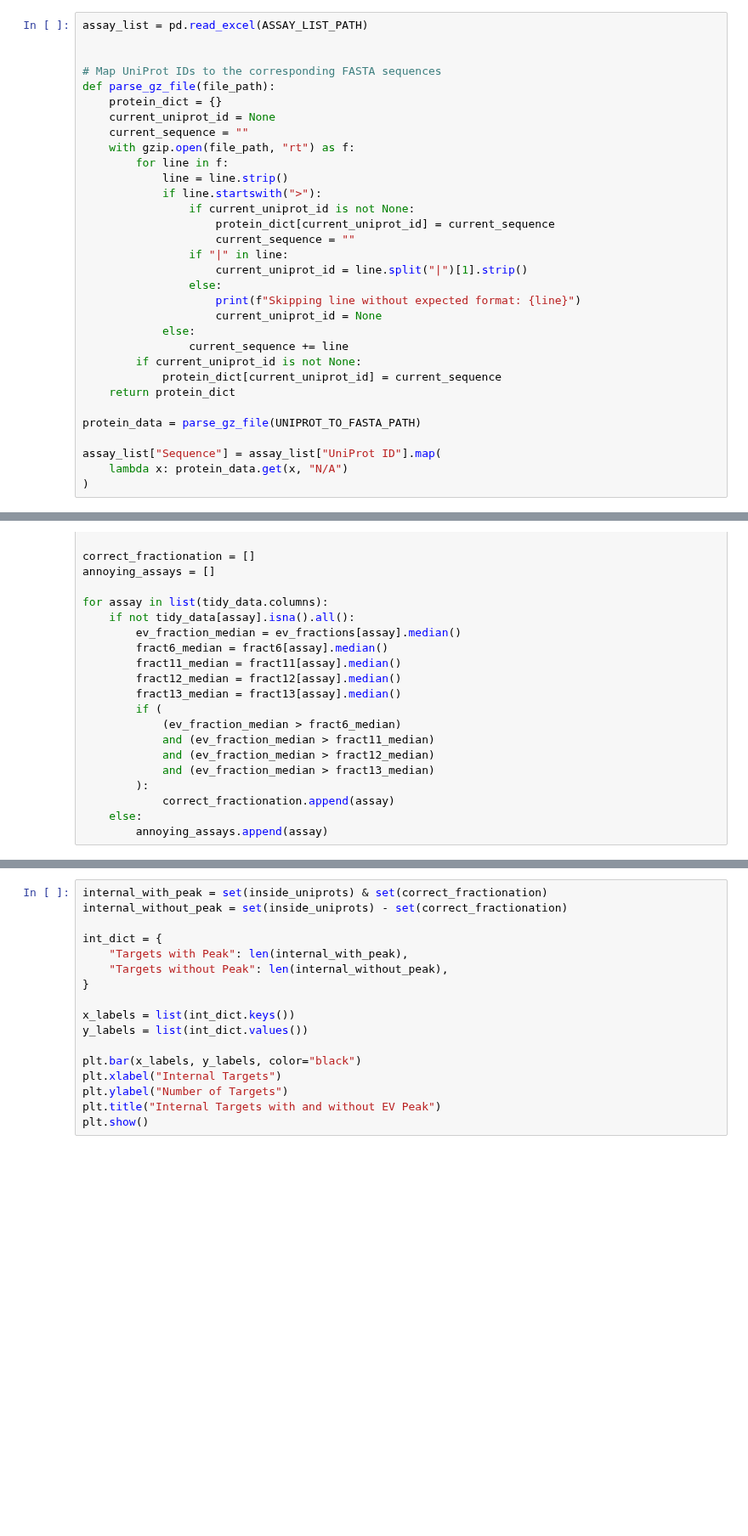
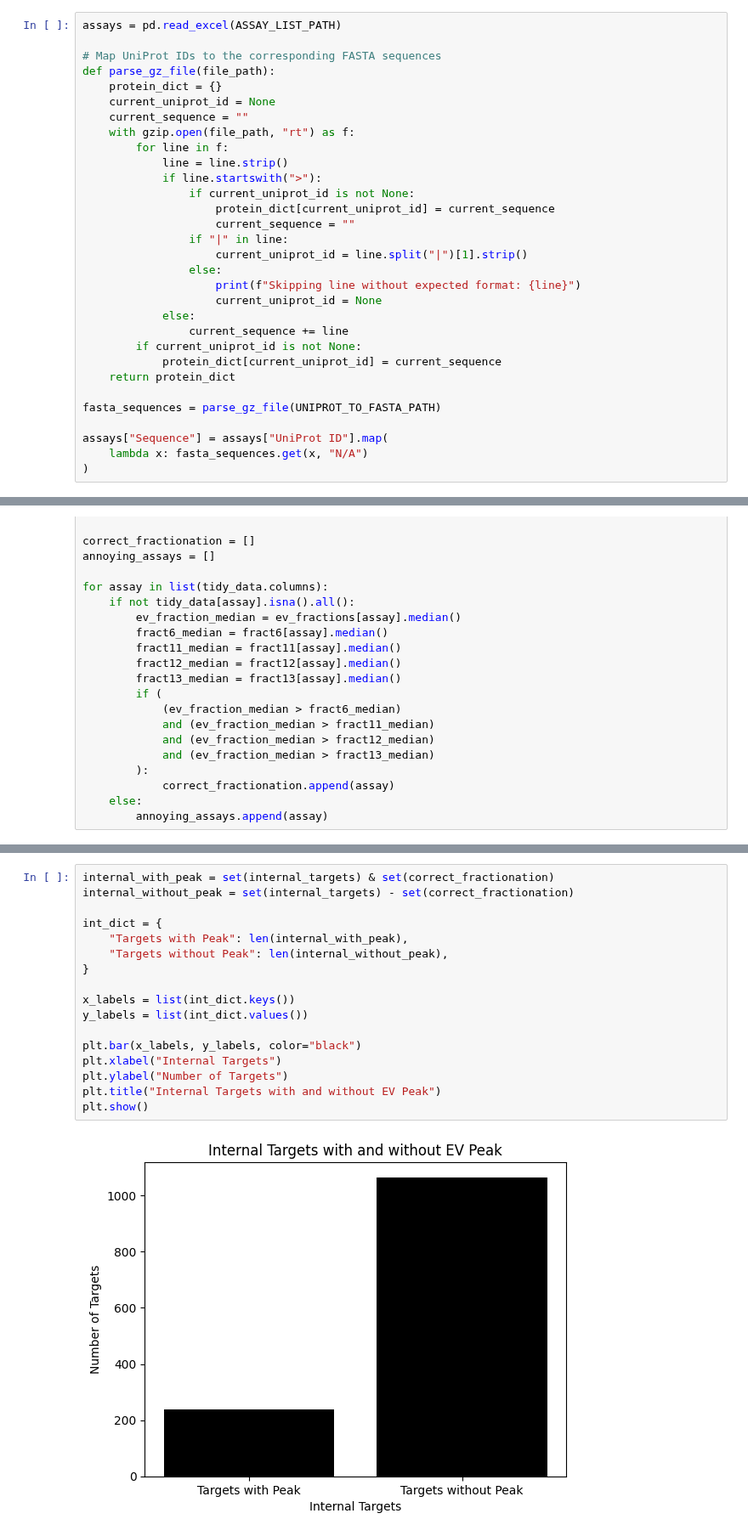
Before and after one commit to Walt-Lab/bdev_mass_spec, a Jupyter notebook: 10_analysis.ipynb, the cells around one changed output, grey strips where cells are left out. Shown at 85% size. Drawn from its saved outputs; the diff is of its cells as text; blank space fills up the shorter version.

```diff
--- a/10_analysis.ipynb
+++ b/10_analysis.ipynb
@@ -47,7 +38,6 @@ RAW_DATA_FILE = "LCSET_28343_10-4-2023_EXTENDED_NPX_2023-10-20.csv"
 UNIPROT_TO_FASTA_PATH = "uniprotkb_proteome_UP000005640_2023_11_20.fasta.gz"
 # %%
-assay_list = pd.read_excel(ASSAY_LIST_PATH)
-
+assays = pd.read_excel(ASSAY_LIST_PATH)
 
 # Map UniProt IDs to the corresponding FASTA sequences
 def parse_gz_file(file_path):
@@ -72,8 +62,8 @@ def parse_gz_file(file_path):
             protein_dict[current_uniprot_id] = current_sequence
     return protein_dict
 
-protein_data = parse_gz_file(UNIPROT_TO_FASTA_PATH)
+fasta_sequences = parse_gz_file(UNIPROT_TO_FASTA_PATH)
 
-assay_list["Sequence"] = assay_list["UniProt ID"].map(
-    lambda x: protein_data.get(x, "N/A")
+assays["Sequence"] = assays["UniProt ID"].map(
+    lambda x: fasta_sequences.get(x, "N/A")
 )
@@ -872,18 +757,20 @@ plt.show()
 # %%
-internal_with_peak = set(inside_uniprots) & set(correct_fractionation)
-internal_without_peak = set(inside_uniprots) - set(correct_fractionation)
+internal_with_peak = set(internal_targets) & set(correct_fractionation)
+internal_without_peak = set(internal_targets) - set(correct_fractionation)
 
 int_dict = {
     "Targets with Peak": len(internal_with_peak),
     "Targets without Peak": len(internal_without_peak),
 }
 
 x_labels = list(int_dict.keys())
 y_labels = list(int_dict.values())
 
 plt.bar(x_labels, y_labels, color="black")
 plt.xlabel("Internal Targets")
 plt.ylabel("Number of Targets")
 plt.title("Internal Targets with and without EV Peak")
 plt.show()
+# %% [output]
+[figure, added]
 # %%
```
Also changed, not shown: parts of 37 cells of this notebook, 4 other files.
